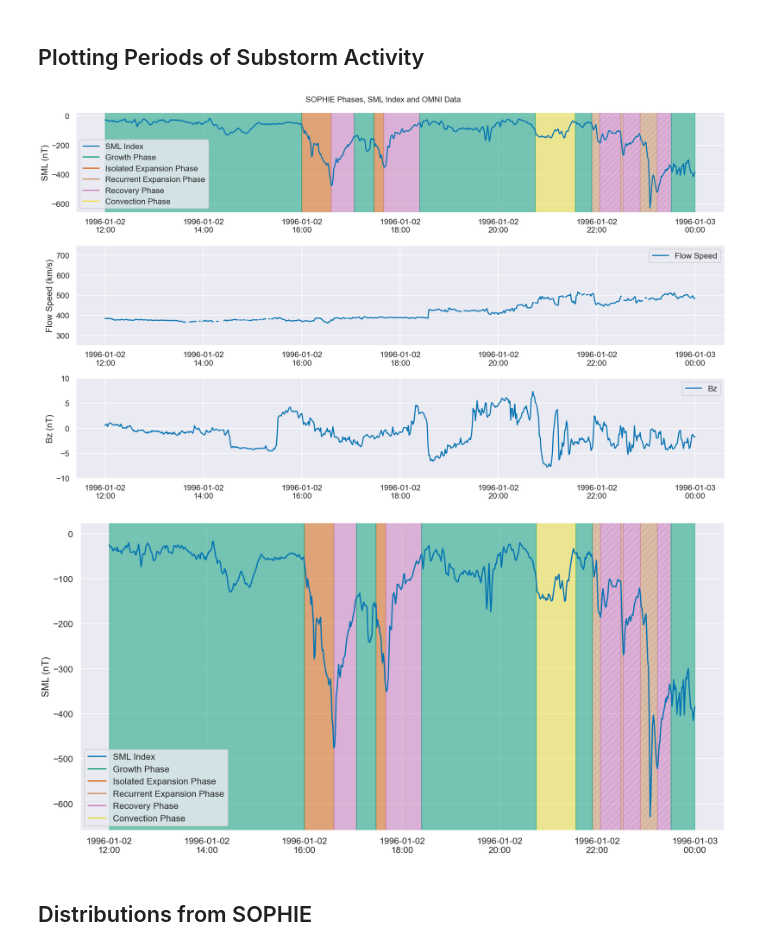
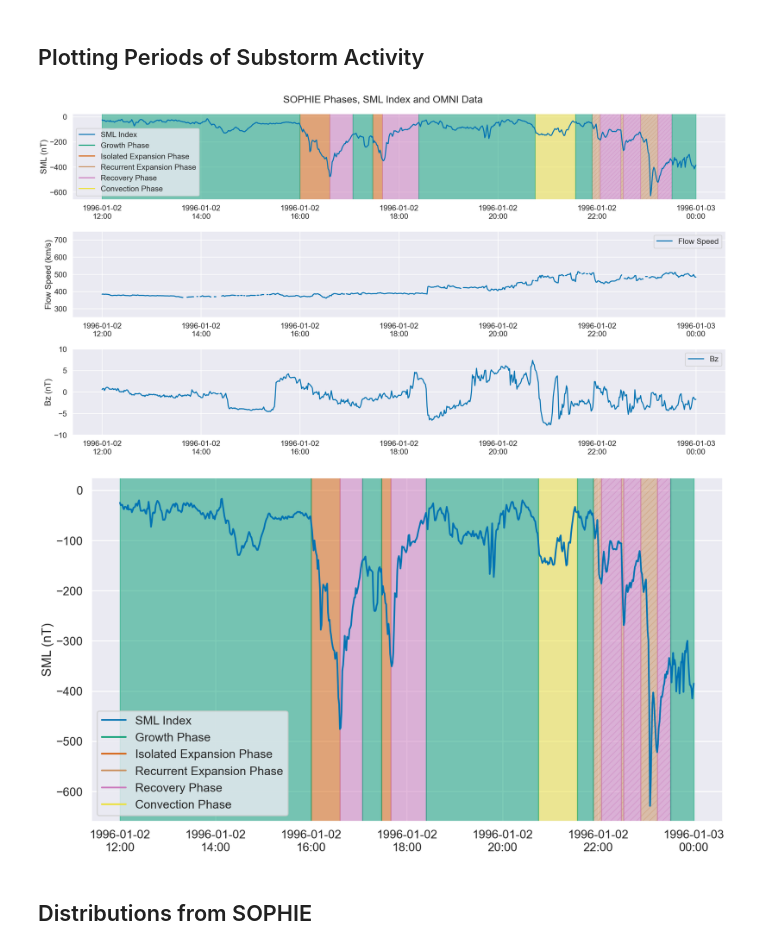
Before and after one commit to christianlao12/DP1_DP2_Project, a Jupyter notebook: substorm_type_statistics.ipynb, the cells around one changed output. Cells and saved outputs as stored; diff of their text form; code cells hidden in the pictures.

```diff
--- a/substorm_type_statistics.ipynb
+++ b/substorm_type_statistics.ipynb
@@ -9,7 +9,7 @@ import seaborn as sns
 from hapiclient import hapi, hapitime2datetime
 
 sns.set_theme()
-sns.set_context("talk")
+sns.set_context("poster")
 sns.set_palette("colorblind")
 
 colors = sns.color_palette("colorblind")
@@ -100,7 +100,7 @@ growthslice = sophieslice[sophieslice['Phase']==1]
 omnislice = omnidf[omnidf['Date_UTC'].between('1996-01-02 12:00:00','1996-01-03')]
 date_form = DateFormatter("%Y-%m-%d\n%H:%M")
 
-fig, (ax,ax1,ax2) = plt.subplots(3,1, figsize=(20,12),sharex=True)
+fig, (ax,ax1,ax2) = plt.subplots(3,1, figsize=(28,15),sharex=True)
 
 ax.plot(supermagslice['Date_UTC'], supermagslice['SML'], label='SML Index')
 ax.set_ylabel('SML (nT)')
@@ -126,35 +126,35 @@ for i in range(len(recoveryslice)):
 for i in range(len(convectionslice)):
     ax.axvspan(sophieslice['Date_UTC'][convectionslice.index[i]],sophieslice['Date_UTC'][convectionslice.index[i]+2], alpha=0.5, color=colors[8])
 
 for i in range(len(growthslice)):
     if i != len(growthslice)-1:
         ax.axvspan(sophieslice['Date_UTC'][growthslice.index[i]],sophieslice['Date_UTC'][growthslice.index[i]+1], alpha=0.5, color=colors[2])
     else:
         ax.axvspan(sophieslice['Date_UTC'][growthslice.index[i]],pd.to_datetime('1996-01-03'), alpha=0.5, color=colors[2])
 
 ax.axvspan(pd.to_datetime('1996-01-02 12:00:00'),sophieslice['Date_UTC'][sophieslice.index[0]], alpha=0.5, color=colors[2])
 
 ax.xaxis.set_major_formatter(date_form)
 ax.legend(loc='lower left',)
 ax.set_ylim(top=25)
 ax.xaxis.set_tick_params(labelbottom=True)
 
 ax1.plot(omnislice['Date_UTC'], omnislice['flow_speed'], label='Flow Speed')
 ax1.legend(loc='upper right')
 ax1.set_ylim(250,750)
 ax1.set_ylabel('Flow Speed (km/s)')
 ax1.xaxis.set_tick_params(labelbottom=True)
 
 
 ax2.plot(omnislice['Date_UTC'], omnislice['BZ_GSM'], label='Bz')
 ax2.legend(loc='upper right')
 ax2.set_ylim(-10,10)
 ax2.set_ylabel('Bz (nT)')
 
-fig.suptitle('SOPHIE Phases, SML Index and OMNI Data', fontsize=16)
+fig.suptitle('SOPHIE Phases, SML Index and OMNI Data')
 fig.tight_layout(pad=1)
 # %% [output]
-[figure, old version]
+[figure, new version]
 # %%
 # Plotting Period of Substorm Activity - SML, SW flow speed, Bz
 sophieslice = sophie80df[sophie80df['Date_UTC'].between('1996-01-02 12:00:00','1996-01-03')]
@@ -169,7 +169,7 @@ recoveryslice = recoveryslice[recoveryslice['Flag']==0]
 growthslice = sophieslice[sophieslice['Phase']==1]
 omnislice = omnidf[omnidf['Date_UTC'].between('1996-01-02 12:00:00','1996-01-03')]
 
-fig, ax = plt.subplots(figsize=(18,9),sharex=True)
+fig, ax = plt.subplots(figsize=(18,10),sharex=True)
 ax.plot(supermagslice['Date_UTC'], supermagslice['SML'], label='SML Index')
 ax.set_ylabel('SML (nT)')
 ax.plot([],[],color=colors[2],label='Growth Phase')
@@ -208,9 +208,9 @@ ax.set_ylim(top=25)
 ax.xaxis.set_tick_params(labelbottom=True)
 
 # fig.suptitle('SOPHIE Phases', fontsize=16)
-fig.tight_layout(pad=1)
+fig.tight_layout(pad=0.5)
 # %% [output]
-[figure, old version]
+[figure, new version]
 # %% [markdown]
 ## Distributions from SOPHIE
 # %%
```
Also changed, not shown: parts of 15 cells of this notebook.
